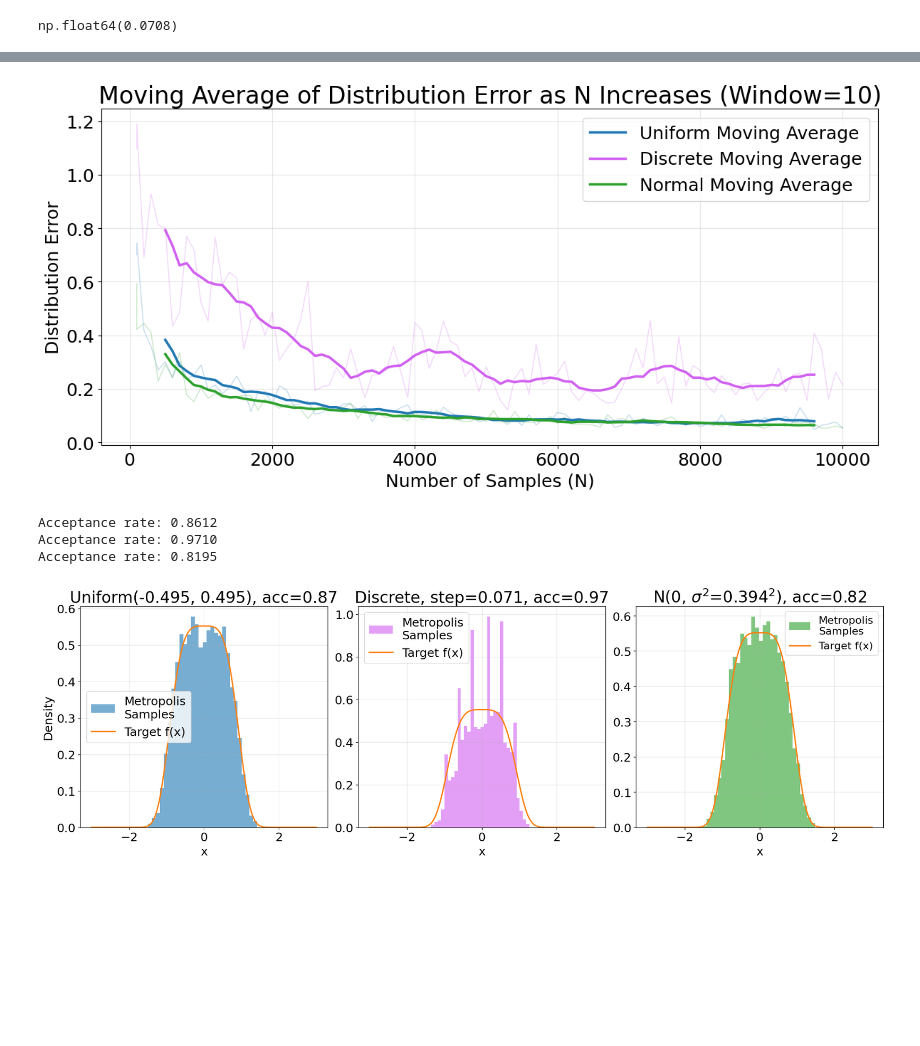
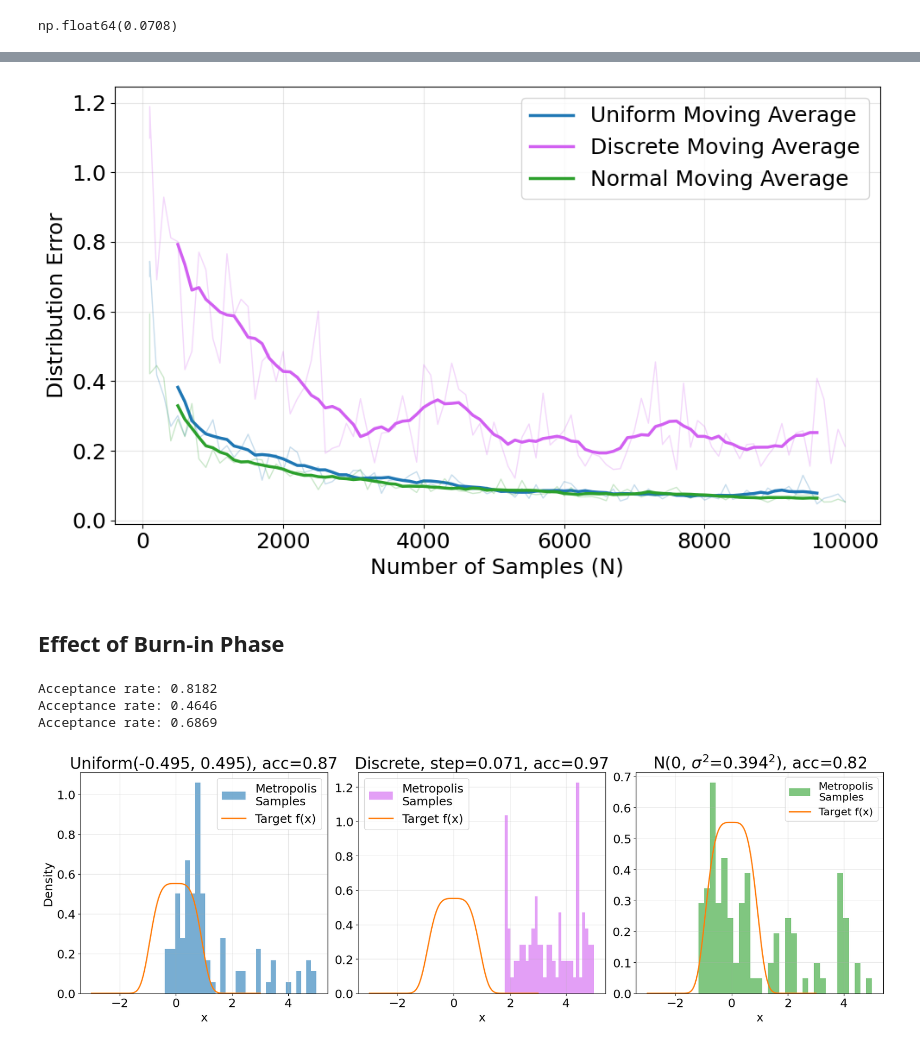
Before and after one commit to wakeupat4am/MATH4010--Advanced-Prob-Stat----Final-Project, a Jupyter notebook: Problem & Visualization/Problem 2/Problem_2.ipynb, the cells around one changed output, grey strips where cells are left out. Drawn from its saved outputs; the diff is of its cells as text; code cells hidden in the pictures; blank space fills up the shorter version.

Commit message:
Add burn-in section

```diff
--- a/Problem & Visualization/Problem 2/Problem_2.ipynb
+++ b/Problem & Visualization/Problem 2/Problem_2.ipynb
@@ -1462,7 +1462,7 @@ for proposal in proposals:
 
 MOVING_AVG_WINDOW = 10   # try 10 or 20
 
-fig, ax = plt.subplots(figsize=(12, 6))
+fig, ax = plt.subplots(figsize=(10, 6))
 
 proposal_styles = {
     "Uniform": {"color": UNIFORM_COLOR, "label": "Uniform"},
@@ -1541,37 +1541,31 @@ for proposal_name, style in proposal_styles.items():
         color=style["color"]
     )
 
     # Moving average line
     ax.plot(
         proposal_df["N"],
         proposal_df["Moving Average"],
         linewidth=2.5,
         color=style["color"],
         label=f"{style['label']} Moving Average"
     )
 
-ax.set_title(
-    f"Moving Average of Distribution Error as N Increases "
-    f"(Window={MOVING_AVG_WINDOW})",
-    fontsize=TITLE_SIZE
-)
-
 ax.set_xlabel("Number of Samples (N)", fontsize=LABEL_SIZE)
 ax.set_ylabel("Distribution Error", fontsize=LABEL_SIZE)
 
 ax.tick_params(axis="both", labelsize=TICK_SIZE)
 
 ax.grid(True, alpha=0.3)
 ax.legend(fontsize=LEGEND_SIZE)
 
 plt.tight_layout()
 
 plt.savefig(
     "../../Figures/best_convergence_moving_average_2e.png",
     dpi=300,
     bbox_inches="tight"
 )
 
 plt.show()
 # %% [output]
-[figure, old version]
+[figure, new version]
@@ -1627,5 +1572,8 @@ def universal_metropolis_sampler(dist, num_samples, initial_x, z,
+# %% [markdown]
+## Effect of Burn-in Phase
 # %%
-N = 10000
+N_BURN = 100
+INITIAL_X_BURN = 5
 
 metropolis_results = {}
 # True density based on samples
@@ -1633,12 +1581,12 @@ x_vals = np.linspace(-3, 3, 500)
 true_density = target_fn(x_vals, Z)
 
 # Metropolis samples
-samples_uniform, acc_uniform = universal_metropolis_sampler(dist="uniform", num_samples=N, z=Z,
-                                                            initial_x=INITIAL_X, step_size=final_table.loc["Uniform"]["Step Size"])
-samples_discrete, acc_discrete = universal_metropolis_sampler(dist="discrete", num_samples=N, z=Z,
-                                                  initial_x=INITIAL_X, step_size=final_table.loc["Discrete"]["Step Size"])
-samples_normal, acc_normal = universal_metropolis_sampler(dist="normal", num_samples=N, z=Z,
-                                                          initial_x=INITIAL_X, sigma=final_table.loc["Normal"]["Step Size"])
+samples_uniform, acc_uniform = universal_metropolis_sampler(dist="uniform", num_samples=N_BURN, z=Z,
+                                                            initial_x=INITIAL_X_BURN, step_size=final_table.loc["Uniform"]["Step Size"])
+samples_discrete, acc_discrete = universal_metropolis_sampler(dist="discrete", num_samples=N_BURN, z=Z,
+                                                  initial_x=INITIAL_X_BURN, step_size=final_table.loc["Discrete"]["Step Size"])
+samples_normal, acc_normal = universal_metropolis_sampler(dist="normal", num_samples=N_BURN,  z=Z,
+                                                          initial_x=INITIAL_X_BURN, sigma=final_table.loc["Normal"]["Step Size"])
 
 fig, ax = plt.subplots(1, 3, figsize=(18, 6))
 
@@ -1739,7 +1687,7 @@ plt.savefig(
 
 plt.show()
 # %% [output]
-Acceptance rate: 0.8612
-Acceptance rate: 0.9710
-Acceptance rate: 0.8195
+Acceptance rate: 0.8182
+Acceptance rate: 0.4646
+Acceptance rate: 0.6869
-[figure, old version]
+[figure, new version]
```
Also changed, not shown: parts of 4 cells of this notebook, 19 other files.
